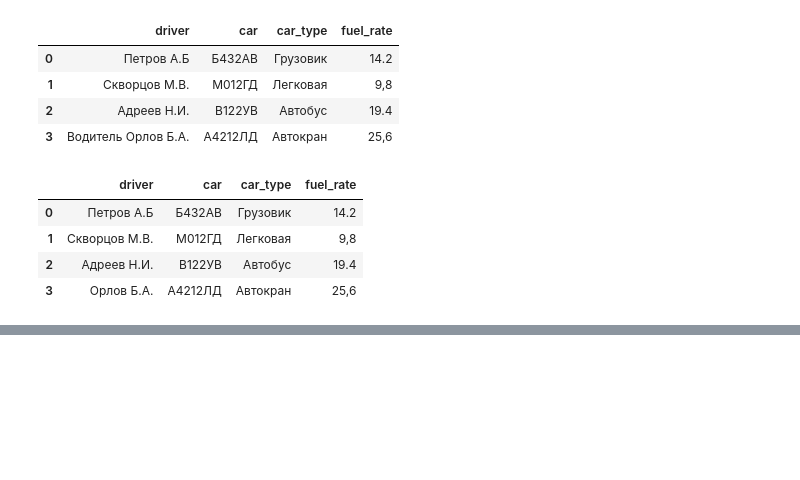
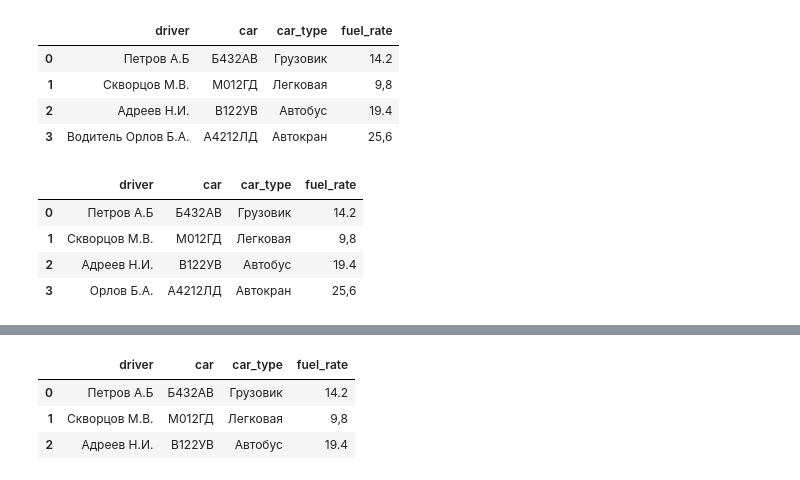
Before and after one commit to gbrs/basics_of_pandas, a Jupyter notebook: Pandas_basic.ipynb, the cells around one changed output, grey strips where cells are left out. Saved outputs shown, nothing was run; the diff lists cells and outputs as text; code cells hidden in the pictures; blank space fills up the shorter version.

```diff
--- a/Pandas_basic.ipynb
+++ b/Pandas_basic.ipynb
@@ -1723,0 +1754,13 @@ solution(df)
+# %%
+def solution(_df):
+    # ваш код здесь)
+    result = _df.copy()
+    result = result[result.car.str.match(r'[А-ЯЁ].{5}\b')]
+    return result
+
+solution(df)
+# %% [output]
+|  | driver | car | car_type | fuel_rate |
+| 0 | Петров А.Б | Б432АВ | Грузовик | 14.2 |
+| 1 | Скворцов М.В. | М012ГД | Легковая | 9,8 |
+| 2 | Адреев Н.И. | В122УВ | Автобус | 19.4 |
```
Also changed, not shown: parts of 3 cells of this notebook.
